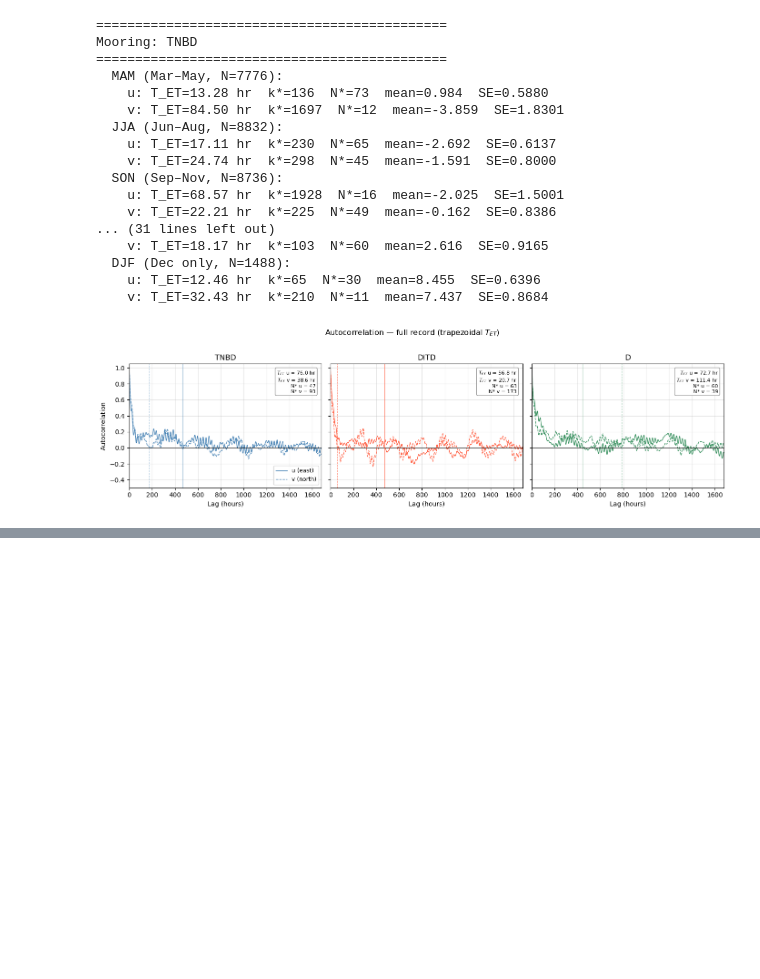
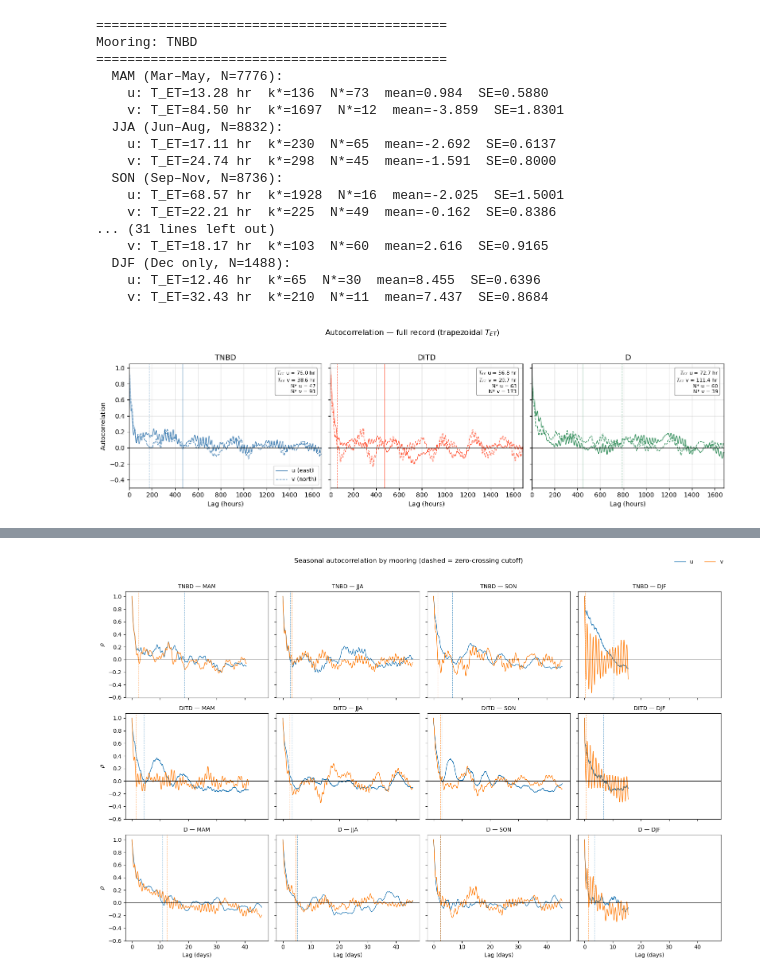
Before and after one commit to MackenzieBlanusa/TNB_tools, a Jupyter notebook: MastersThesis/Integral_Timescale.ipynb, the cells around one changed output, grey strips where cells are left out. Saved outputs shown, nothing was run; the diff lists cells and outputs as text; code cells hidden in the pictures; blank space fills up the shorter version.

Commit message:
Continued integral timescale analysis

```diff
--- a/MastersThesis/Integral_Timescale.ipynb
+++ b/MastersThesis/Integral_Timescale.ipynb
@@ -716,0 +740,3 @@ Seasonal
+# %%
+# calculated in Transport_Calculation notebook, using same value here
+theta_deg = 34.5687
@@ -716,0 +747,17 @@ Seasonal
+# %%
+TNBD_v_along, TNBD_v_across = rotate_velocities(TNBD_vel.u, TNBD_vel.v, theta_deg)
+TNBD_vel['u_prime'] = ('time',TNBD_v_along.data)
+TNBD_vel['v_prime'] = ('time',TNBD_v_across.data)
+# %%
+D_v_along, D_v_across = rotate_velocities(D_vel.u, D_vel.v, theta_deg)
+D_vel['u_prime'] = ('time',D_v_along.data)
+D_vel['v_prime'] = ('time',D_v_across.data)
+# %%
+
+# Mooring registry — update fs once you confirm sampling intervals
+# from ds.time.diff('time').median()
+moorings = {
+    'TNBD': {'ds': TNBD_vel, 'fs': 1/900,  'color': 'steelblue', 'label': 'TNBD'},
+    'DITD': {'ds': DITD_vel, 'fs': 1/600,  'color': 'tomato',    'label': 'DITD'},
+    'D':    {'ds': D_vel,    'fs': 1/1800,  'color': 'seagreen',  'label': 'D'},
+}
@@ -716,0 +969,60 @@ Seasonal
+# %%
+fig, axes = plt.subplots(len(mooring_order), len(season_order),
+                          figsize=(16, 10), sharex=True, sharey=True)
+
+for i, name in enumerate(mooring_order):
+    ds = moorings[name]['ds']
+    dt = 1 / moorings[name]['fs']
+
+    for j, season in enumerate(season_order):
+        ax = axes[i, j]
+        months = seasons[season]
+        seasonal = ds.sel(time=ds.time.dt.month.isin(months))
+        u = seasonal['u_prime'].values
+        v = seasonal['v_prime'].values
+        N = len(u)
+
+        nlags = min(int(MAX_LAG_DAYS * 86400 / dt), N // 2)
+
+        # same skip logic as the timescale-computation cell
+        if N < 2 * nlags or np.any(np.isnan(u)) or np.any(np.isnan(v)):
+            ax.text(0.5, 0.5, 'insufficient data', ha='center', va='center',
+                    transform=ax.transAxes, fontsize=9, color='gray')
+            ax.set_title(f"{name} — {season}", fontsize=10)
+            continue
+
+        rho_u = autocorrelation(u, nlags=nlags)
+        rho_v = autocorrelation(v, nlags=nlags)
+        lag_days = np.arange(len(rho_u)) * dt / 86400
+
+        # pull the already-computed k_star / T_ET from the stored results
+        # (recomputed rho here just for plotting, so these should match)
+        res = timescale_seasonal[name].get(season)
+
+        ax.plot(lag_days, rho_u, color='tab:blue', lw=1, label='u')
+        ax.plot(lag_days, rho_v, color='tab:orange', lw=1, label='v')
+        ax.axhline(0, color='k', lw=0.7)
+
+        if res is not None:
+            k_star_u_days = res['k_star_u'] * dt / 86400
+            k_star_v_days = res['k_star_v'] * dt / 86400
+            ax.axvline(k_star_u_days, color='tab:blue', lw=0.8, ls='--', alpha=0.6)
+            ax.axvline(k_star_v_days, color='tab:orange', lw=0.8, ls='--', alpha=0.6)
+
+        ax.set_title(f"{name} — {season}", fontsize=10)
+
+        if i == len(mooring_order) - 1:
+            ax.set_xlabel('Lag (days)')
+        if j == 0:
+            ax.set_ylabel(r'$\rho$')
+
+# single shared legend instead of repeating per-panel
+handles, labels = axes[0, 0].get_legend_handles_labels()
+if handles:
+    fig.legend(handles, labels, loc='upper right', ncol=2, frameon=False)
+
+fig.suptitle('Seasonal autocorrelation by mooring (dashed = zero-crossing cutoff)', y=1.02)
+plt.tight_layout()
+plt.show()
+# %% [output]
+[figure, added]
```
Also changed, not shown: parts of 15 cells of this notebook.
